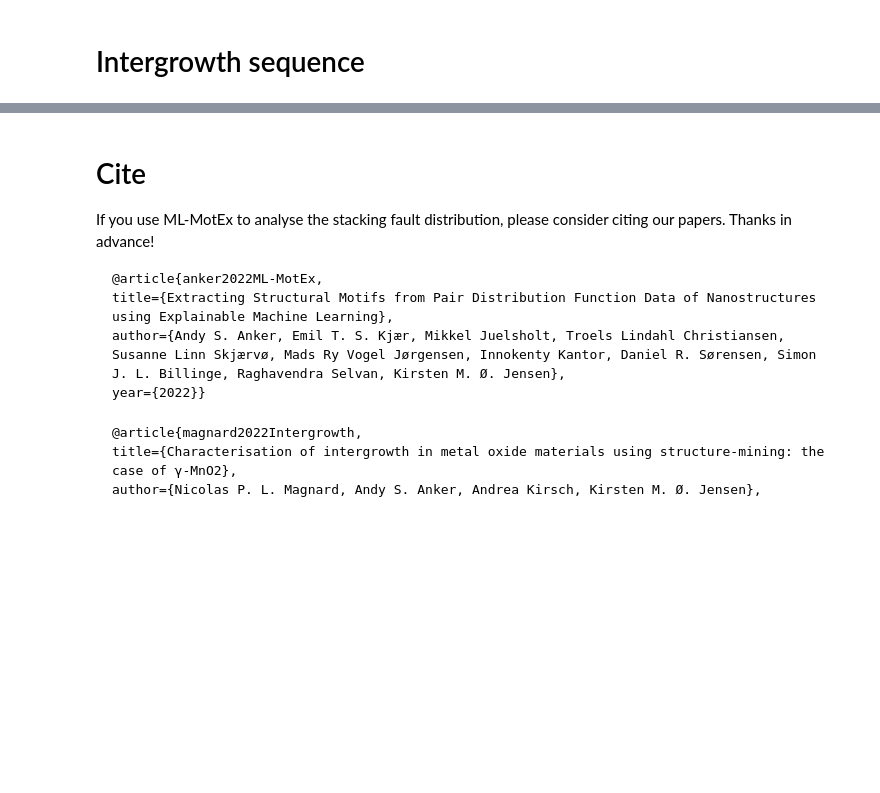
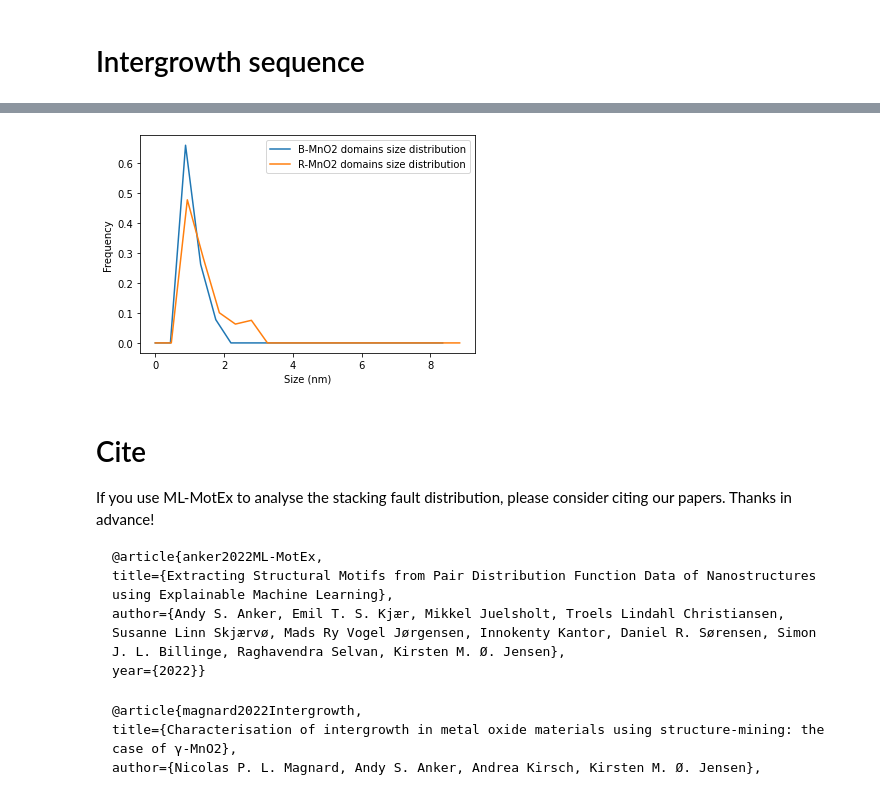
Before and after one commit to AndySAnker/ML-MotEx, a Jupyter notebook: StackingFaults/ML_StackingFaults.ipynb, the cells around one changed output, grey strips where cells are left out. Saved outputs shown, nothing was run; the diff lists cells and outputs as text; code cells hidden in the pictures; blank space fills up the shorter version.

```diff
--- a/StackingFaults/ML_StackingFaults.ipynb
+++ b/StackingFaults/ML_StackingFaults.ipynb
@@ -340,3 +269,41 @@ plt.show()
+# %%
+largest_possible_domain = 20 # Define the largest possible domain we are searching for
+DSD_pyr = np.zeros(largest_possible_domain)        #Number of B-MnO2 domains of a given size
+DSD_ram = np.zeros(largest_possible_domain)        #Number of R-MnO2 domains of a given size
+x_array_pyr = np.array([i*0.44 for i in range(largest_possible_domain)])  #Calculate physical size of B-MnO2 domains (in nm)
+x_array_ram = np.array([i*0.466 for i in range(largest_possible_domain)]) #Calculate physical size of R-MnO2 domains (in nm)
+
+#Determines size of domains of B-MnO2 blocks, first in number of blocks, and then in physical size
+block = 1
+for i in range(len(Pyr_blocks)-1):
+    if Pyr_blocks[i+1] == Pyr_blocks[i]+1:
+        block += 1
+    else:
+        DSD_pyr[block+1] += 1
+        block = 1
+vol_pyr = np.sum(DSD_pyr * x_array_pyr)
+DSD_pyr_vol = DSD_pyr * x_array_pyr / vol_pyr
+
+#Determines size of domains of R-MnO2 blocks, first in number of blocks, and then in physical size
+block = 1
+for i in range(len(Ram_blocks)-1):
+    if Ram_blocks[i+1]==Ram_blocks[i]+1:
+        block +=1
+    else:
+        DSD_ram[block+1] += 1
+        block = 1
+vol_Ram = np.sum(DSD_ram * x_array_ram)
+DSD_ram_vol = DSD_ram * x_array_ram / vol_Ram
+
+# Plot the stacking fault domain size distributions
+plt.plot(x_array_pyr, DSD_pyr_vol, label='B-MnO2 domains size distribution')
+plt.plot(x_array_ram, DSD_ram_vol, label='R-MnO2 domains size distribution')
+plt.xlabel('Size (nm)')
+plt.ylabel('Frequency')
+plt.legend()
+plt.show()
+# %% [output]
+[figure, added]
 # %% [markdown]
 # Cite
 If you use ML-MotEx to analyse the stacking fault distribution, please consider citing our papers. Thanks in advance!
```
Also changed, not shown: parts of 6 cells of this notebook.
